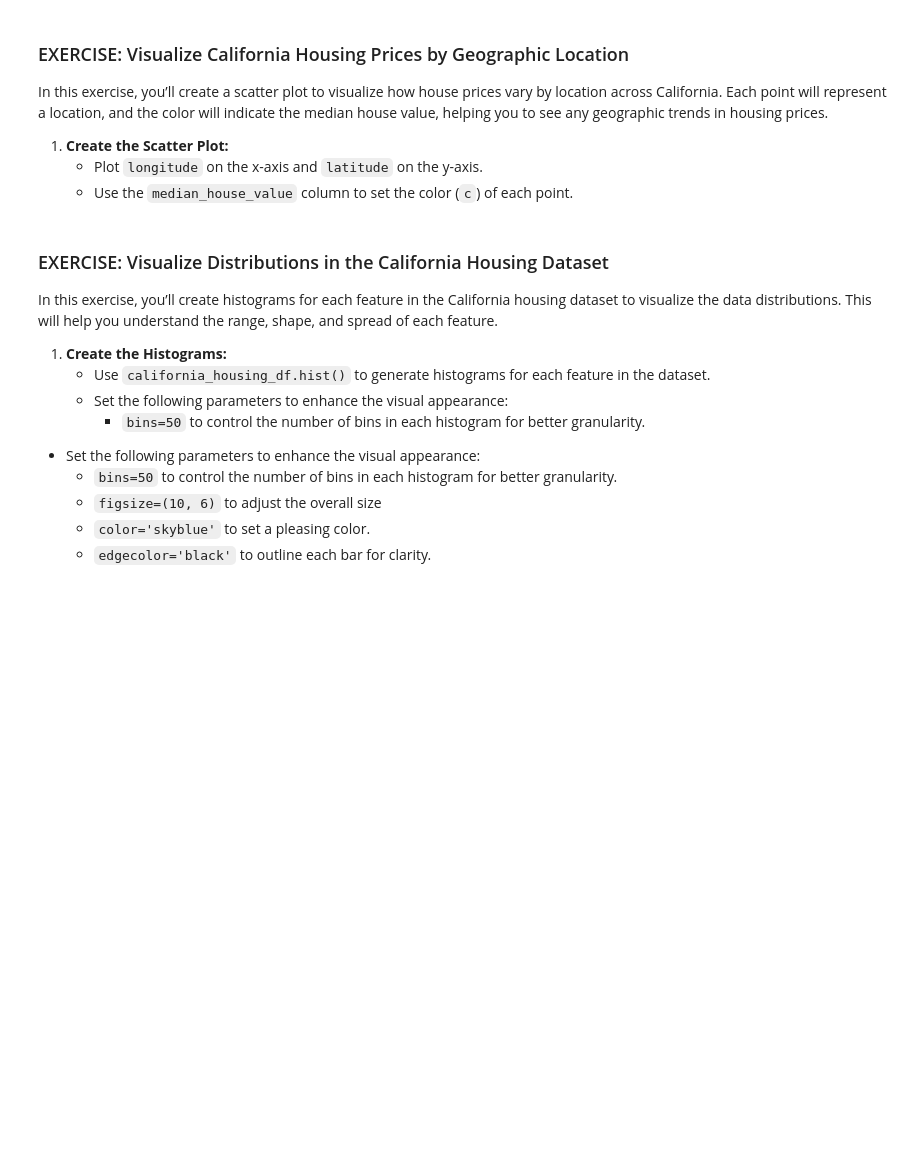
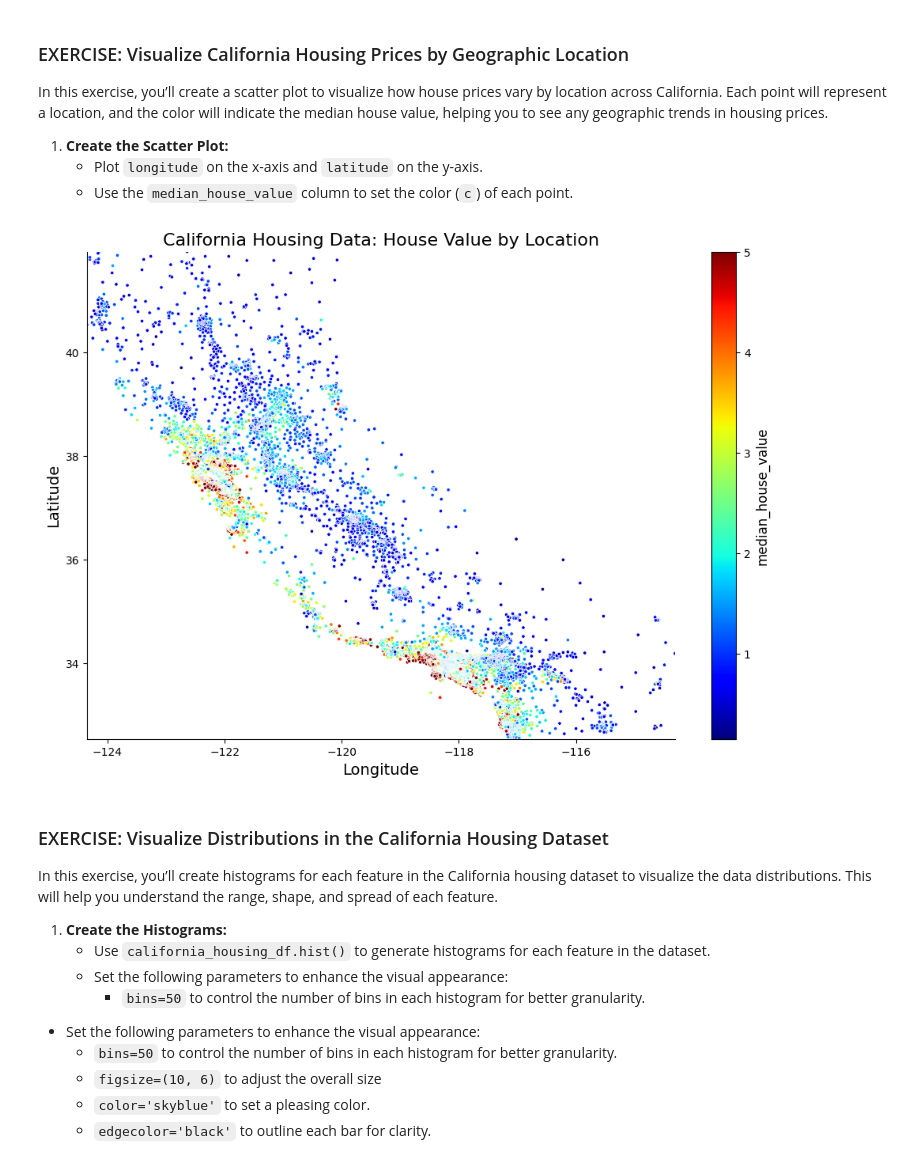
Before and after one commit to bmontoyag/UTEC_MISTI_2026, a Jupyter notebook: Housing_DataExploration_STUDENT_2026.ipynb, the cells around one changed output. Drawn from its saved outputs; the diff is of its cells as text; code cells hidden in the pictures; blank space fills up the shorter version.

```diff
--- a/Housing_DataExploration_STUDENT_2026.ipynb
+++ b/Housing_DataExploration_STUDENT_2026.ipynb
@@ -77,34 +112,36 @@ In this exercise, you’ll create a scatter plot to visualize how house prices v
 # %%
 # Create a scatter plot with adjustments
 plt.figure(figsize=(12, 8))  # Set the figure size
 scatter = plt.scatter(
-    california_housing_df[_________],
-    california_housing_df[_________],
+    california_housing_df["longitude"],
+    california_housing_df["latitude"],
     s=10,
-    c=california_housing_df[_________],
+    c=california_housing_df["median_house_value"],
     cmap="jet",
     edgecolor='w',
     linewidth=0.5
 )
 
 # Set plot limits to avoid extreme outliers
 plt.xlim([california_housing_df["longitude"].min(), california_housing_df["longitude"].max()])
 plt.ylim([california_housing_df["latitude"].min(), california_housing_df["latitude"].max()])
 
 # Add a colorbar with a label
 cbar = plt.colorbar(scatter)
-cbar.set_label('_________', fontsize=12)  # Label the color bar
+cbar.set_label('median_house_value', fontsize=12)  # Label the color bar
 
 # Add labels and a title
 plt.xlabel("Longitude", fontsize=14)
 plt.ylabel("Latitude", fontsize=14)
 plt.title("California Housing Data: House Value by Location", fontsize=16)  # Title of the plot
 
 # Remove the top and right spines
 sns.despine()
 
 # Show the plot
 plt.show()
+# %% [output]
+[figure, added]
 # %% [markdown]
 ### EXERCISE: Visualize Distributions in the California Housing Dataset
 
```
Also changed, not shown: parts of 6 cells of this notebook.
